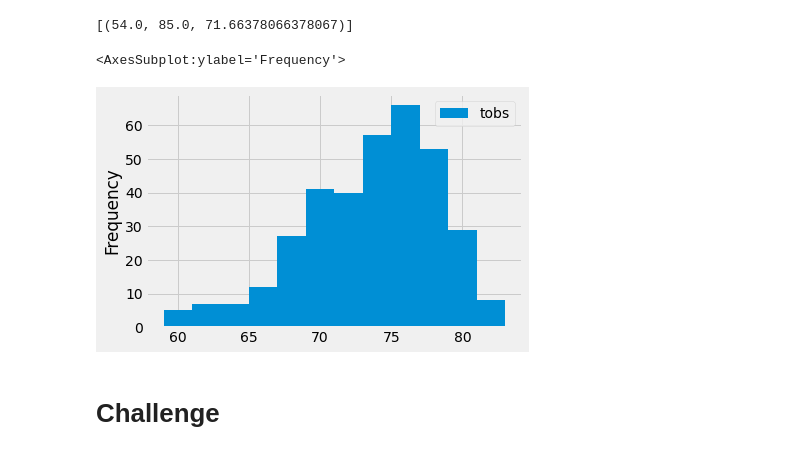
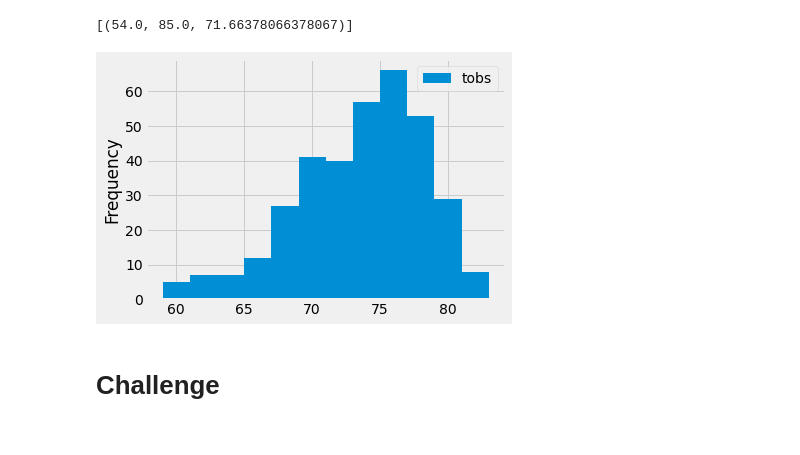
Before and after one commit to PGrickswim/surfs_up, a Jupyter notebook: climate_analysis.ipynb, the cells around one changed output. Drawn from its saved outputs; the diff is of its cells as text; code cells hidden in the pictures.

```diff
--- a/climate_analysis.ipynb
+++ b/climate_analysis.ipynb
@@ -100,14 +100,14 @@ filter(Measurement.station == 'USC00519281').all()
 # %%
 # Choose the station with the highest number of temperature observations.
 # Query the last 12 months of temperature observation data for this station and plot the results as a histogram
 results = session.query(Measurement.tobs).\
 filter(Measurement.station == 'USC00519281').\
 filter(Measurement.date >= prev_year).all()
 df = pd.DataFrame(results, columns=['tobs'])
 df.plot.hist(bins=12)
+plt.tight_layout()
 # %% [output]
-<AxesSubplot:ylabel='Frequency'>
-[figure, old version]
+[figure, new version]
 # %%
 # Write a function called `calc_temps` that will accept start date and end date in the format '%Y-%m-%d'
 # and return the minimum, average, and maximum temperatures for that range of dates
```
Also changed, not shown: 1 other file.
